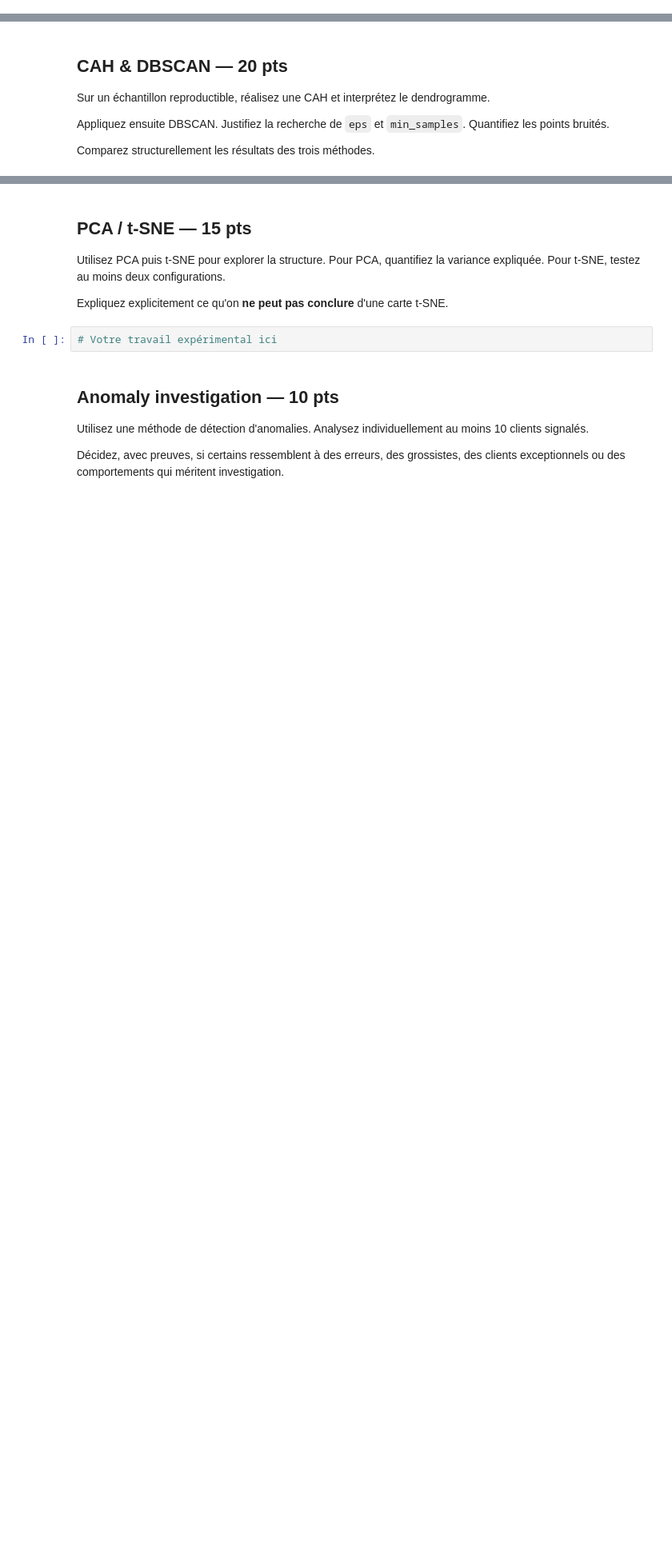
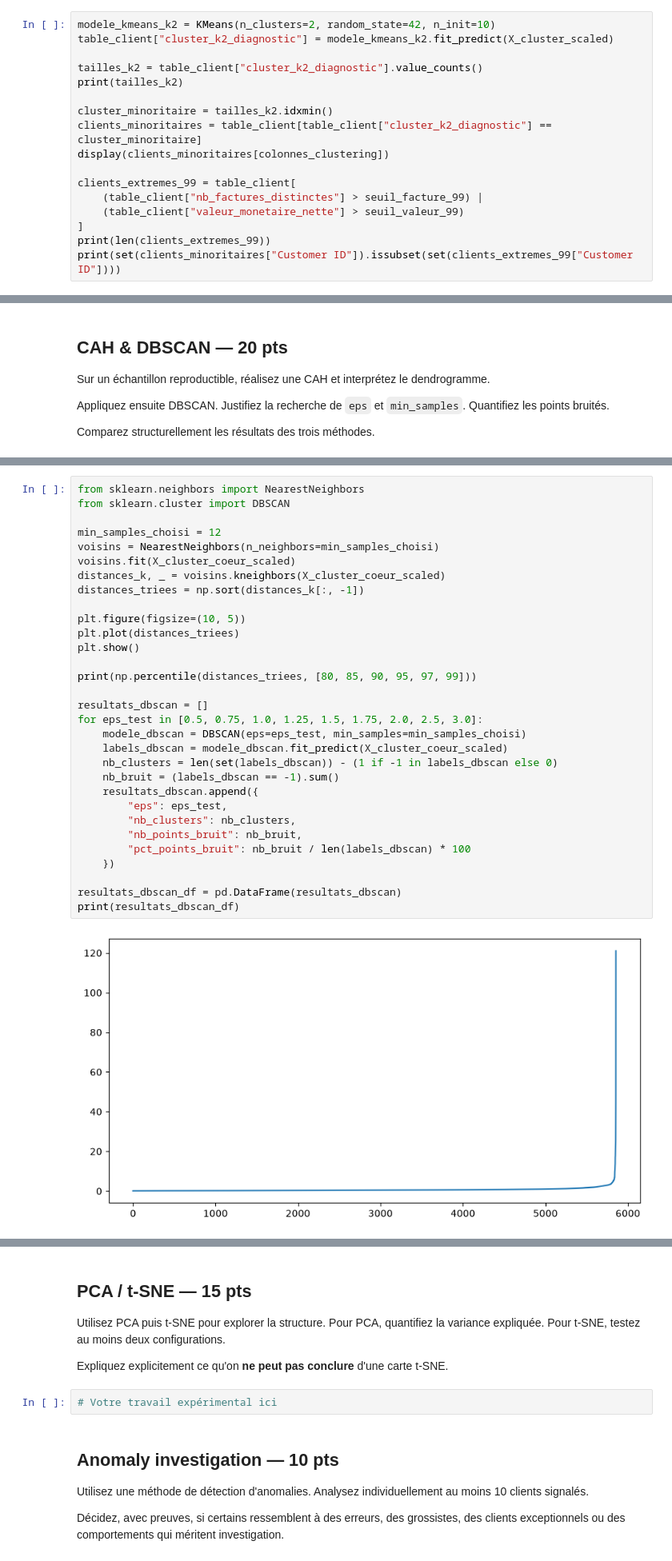
Before and after one commit to hamzabouhouch1003/Training01, a Jupyter notebook: Jour2/PACK_4_TP_NOTES_IA_4A_OPTION_DEVELOPPEUR/TP_NOTE_S6_NON_SUPERVISE_ONLINE_RETAIL_UK.ipynb, the cells around one changed output, grey strips where cells are left out. Shown at 80% size. Saved outputs shown, nothing was run; the diff lists cells and outputs as text; blank space fills up the shorter version.

```diff
--- a/Jour2/PACK_4_TP_NOTES_IA_4A_OPTION_DEVELOPPEUR/TP_NOTE_S6_NON_SUPERVISE_ONLINE_RETAIL_UK.ipynb
+++ b/Jour2/PACK_4_TP_NOTES_IA_4A_OPTION_DEVELOPPEUR/TP_NOTE_S6_NON_SUPERVISE_ONLINE_RETAIL_UK.ipynb
@@ -33,0 +297,17 @@ Profilez chaque cluster sur les variables originales.
+# %%
+modele_kmeans_k2 = KMeans(n_clusters=2, random_state=42, n_init=10)
+table_client["cluster_k2_diagnostic"] = modele_kmeans_k2.fit_predict(X_cluster_scaled)
+
+tailles_k2 = table_client["cluster_k2_diagnostic"].value_counts()
+print(tailles_k2)
+
+cluster_minoritaire = tailles_k2.idxmin()
+clients_minoritaires = table_client[table_client["cluster_k2_diagnostic"] == cluster_minoritaire]
+display(clients_minoritaires[colonnes_clustering])
+
+clients_extremes_99 = table_client[
+    (table_client["nb_factures_distinctes"] > seuil_facture_99) |
+    (table_client["valeur_monetaire_nette"] > seuil_valeur_99)
+]
+print(len(clients_extremes_99))
+print(set(clients_minoritaires["Customer ID"]).issubset(set(clients_extremes_99["Customer ID"])))
@@ -43,0 +491,33 @@ Comparez structurellement les résultats des trois méthodes.
+# %%
+from sklearn.neighbors import NearestNeighbors
+from sklearn.cluster import DBSCAN
+
+min_samples_choisi = 12
+voisins = NearestNeighbors(n_neighbors=min_samples_choisi)
+voisins.fit(X_cluster_coeur_scaled)
+distances_k, _ = voisins.kneighbors(X_cluster_coeur_scaled)
+distances_triees = np.sort(distances_k[:, -1])
+
+plt.figure(figsize=(10, 5))
+plt.plot(distances_triees)
+plt.show()
+
+print(np.percentile(distances_triees, [80, 85, 90, 95, 97, 99]))
+
+resultats_dbscan = []
+for eps_test in [0.5, 0.75, 1.0, 1.25, 1.5, 1.75, 2.0, 2.5, 3.0]:
+    modele_dbscan = DBSCAN(eps=eps_test, min_samples=min_samples_choisi)
+    labels_dbscan = modele_dbscan.fit_predict(X_cluster_coeur_scaled)
+    nb_clusters = len(set(labels_dbscan)) - (1 if -1 in labels_dbscan else 0)
+    nb_bruit = (labels_dbscan == -1).sum()
+    resultats_dbscan.append({
+        "eps": eps_test,
+        "nb_clusters": nb_clusters,
+        "nb_points_bruit": nb_bruit,
+        "pct_points_bruit": nb_bruit / len(labels_dbscan) * 100
+    })
+
+resultats_dbscan_df = pd.DataFrame(resultats_dbscan)
+print(resultats_dbscan_df)
+# %% [output]
+[figure, added]
```
Also changed, not shown: parts of 12 cells of this notebook.
